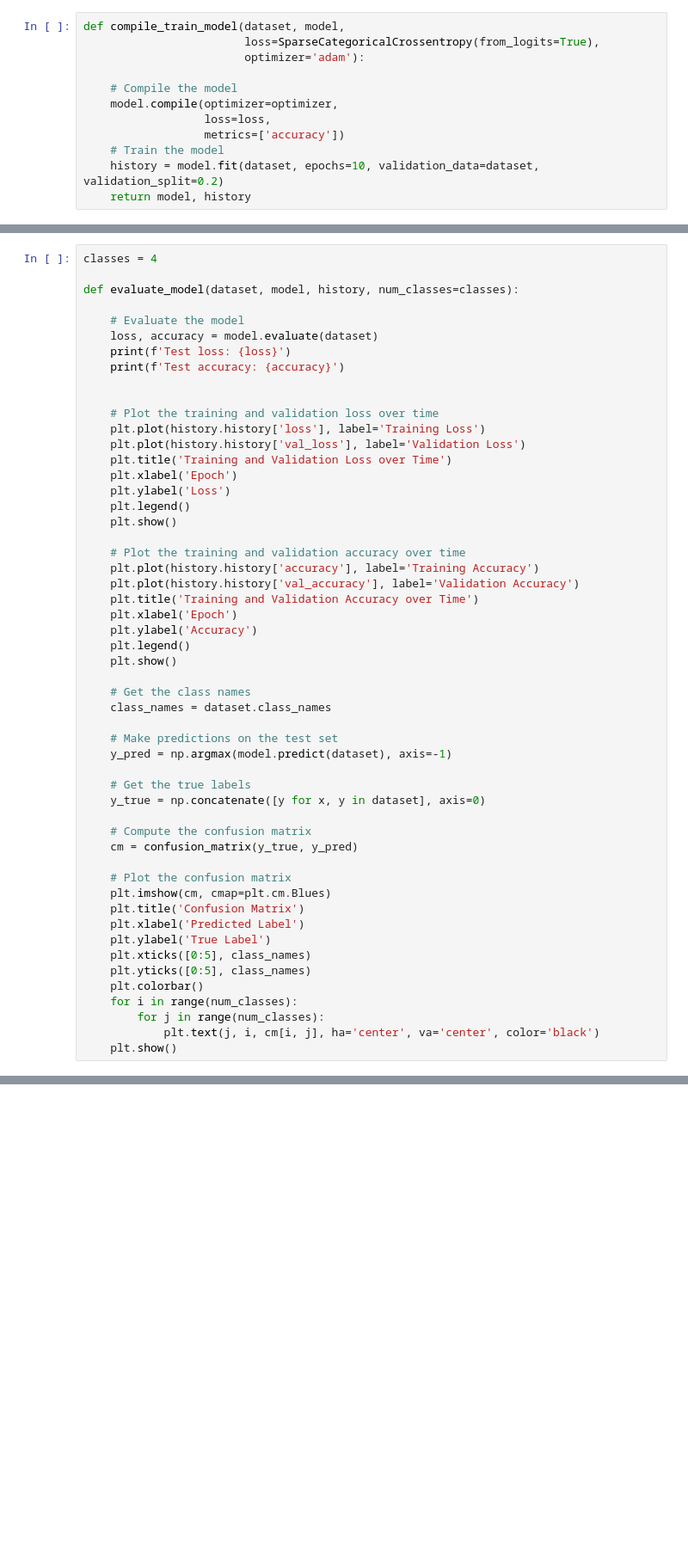
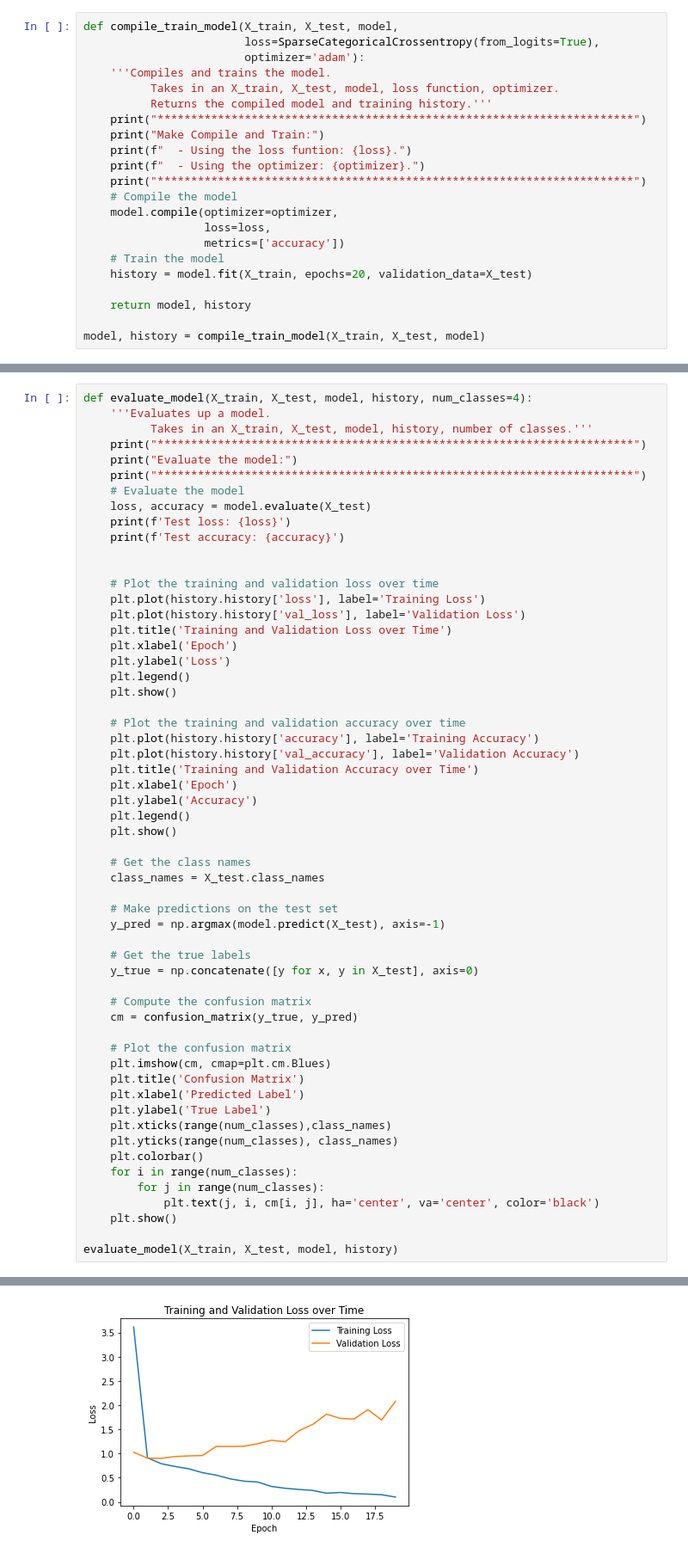
Before and after one commit to PracticumAI/deep_learning_2_draft, a Jupyter notebook: 03.5_bees_vs_wasp_hyperparameter_optimization.ipynb, the cells around one changed output, grey strips where cells are left out. Shown at 86% size. Saved outputs shown, nothing was run; the diff lists cells and outputs as text; blank space fills up the shorter version.

```diff
--- a/03.5_bees_vs_wasp_hyperparameter_optimization.ipynb
+++ b/03.5_bees_vs_wasp_hyperparameter_optimization.ipynb
@@ -97,12 +152,22 @@ def make_model(activation='relu', shape=(80,80,3), num_classes=2):
 # %%
-def compile_train_model(dataset, model,
+def compile_train_model(X_train, X_test, model,
                         loss=SparseCategoricalCrossentropy(from_logits=True),
                         optimizer='adam'):
-
+    '''Compiles and trains the model.
+          Takes in an X_train, X_test, model, loss function, optimizer.
+          Returns the compiled model and training history.'''
+    print("***********************************************************************")
+    print("Make Compile and Train:")
+    print(f"  - Using the loss funtion: {loss}.")
+    print(f"  - Using the optimizer: {optimizer}.")
+    print("***********************************************************************")
     # Compile the model
     model.compile(optimizer=optimizer,
                   loss=loss,
                   metrics=['accuracy'])
     # Train the model
-    history = model.fit(dataset, epochs=10, validation_data=dataset, validation_split=0.2)
+    history = model.fit(X_train, epochs=20, validation_data=X_test)
+
     return model, history
+
+model, history = compile_train_model(X_train, X_test, model)
@@ -109,10 +192,12 @@ def compile_train_model(dataset, model,
 # %%
-classes = 4
-
-def evaluate_model(dataset, model, history, num_classes=classes):
-
+def evaluate_model(X_train, X_test, model, history, num_classes=4):
+    '''Evaluates up a model.
+          Takes in an X_train, X_test, model, history, number of classes.'''
+    print("***********************************************************************")
+    print("Evaluate the model:")
+    print("***********************************************************************")
     # Evaluate the model
-    loss, accuracy = model.evaluate(dataset)
+    loss, accuracy = model.evaluate(X_test)
     print(f'Test loss: {loss}')
     print(f'Test accuracy: {accuracy}')
 
@@ -136,13 +221,13 @@ def evaluate_model(dataset, model, history, num_classes=classes):
     plt.show()
 
     # Get the class names
-    class_names = dataset.class_names
+    class_names = X_test.class_names
 
     # Make predictions on the test set
-    y_pred = np.argmax(model.predict(dataset), axis=-1)
+    y_pred = np.argmax(model.predict(X_test), axis=-1)
 
     # Get the true labels
-    y_true = np.concatenate([y for x, y in dataset], axis=0)
+    y_true = np.concatenate([y for x, y in X_test], axis=0)
 
     # Compute the confusion matrix
     cm = confusion_matrix(y_true, y_pred)
@@ -152,10 +237,13 @@ def evaluate_model(dataset, model, history, num_classes=classes):
     plt.title('Confusion Matrix')
     plt.xlabel('Predicted Label')
     plt.ylabel('True Label')
-    plt.xticks([0:5], class_names)
-    plt.yticks([0:5], class_names)
+    plt.xticks(range(num_classes),class_names)
+    plt.yticks(range(num_classes), class_names)
     plt.colorbar()
     for i in range(num_classes):
         for j in range(num_classes):
             plt.text(j, i, cm[i, j], ha='center', va='center', color='black')
     plt.show()
+
+evaluate_model(X_train, X_test, model, history)
+# %% [output]
@@ -161,0 +256 @@ def evaluate_model(dataset, model, history, num_classes=classes):
+[figure, added]
```
Also changed, not shown: parts of 7 cells of this notebook.
